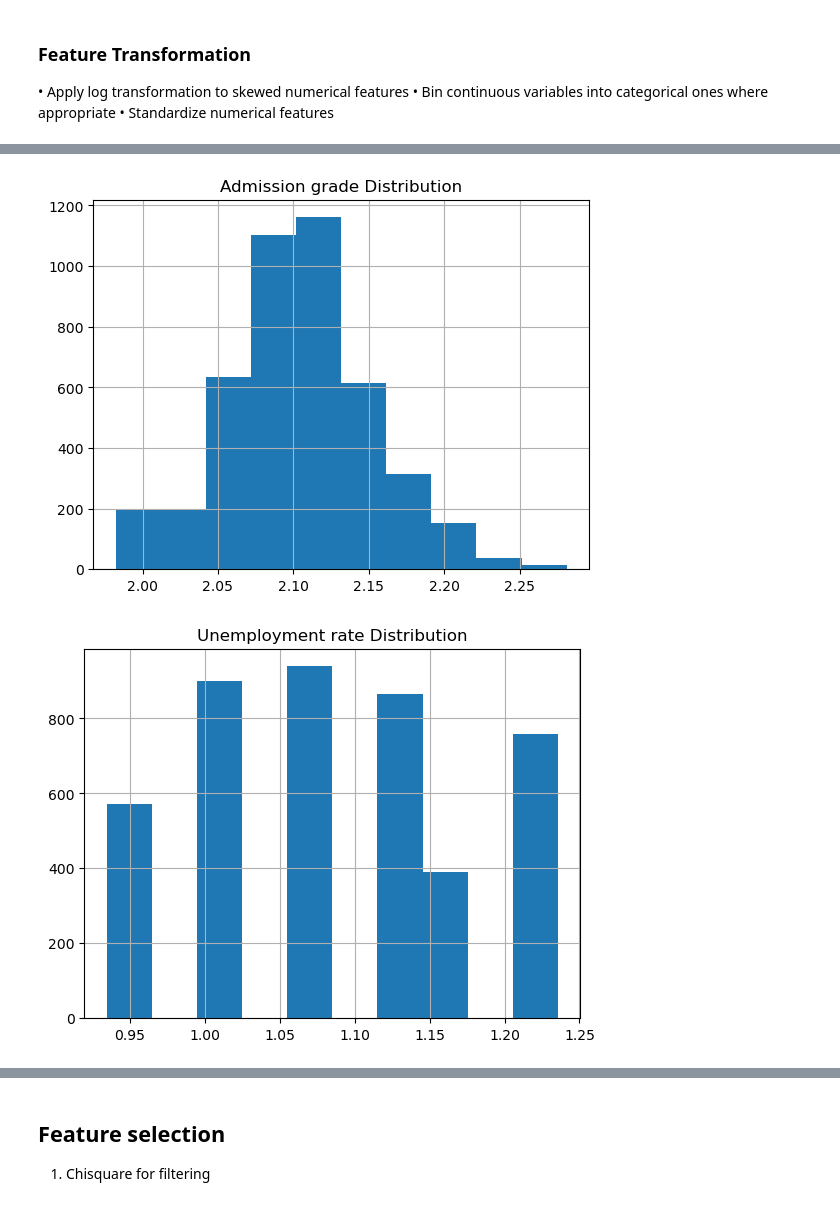
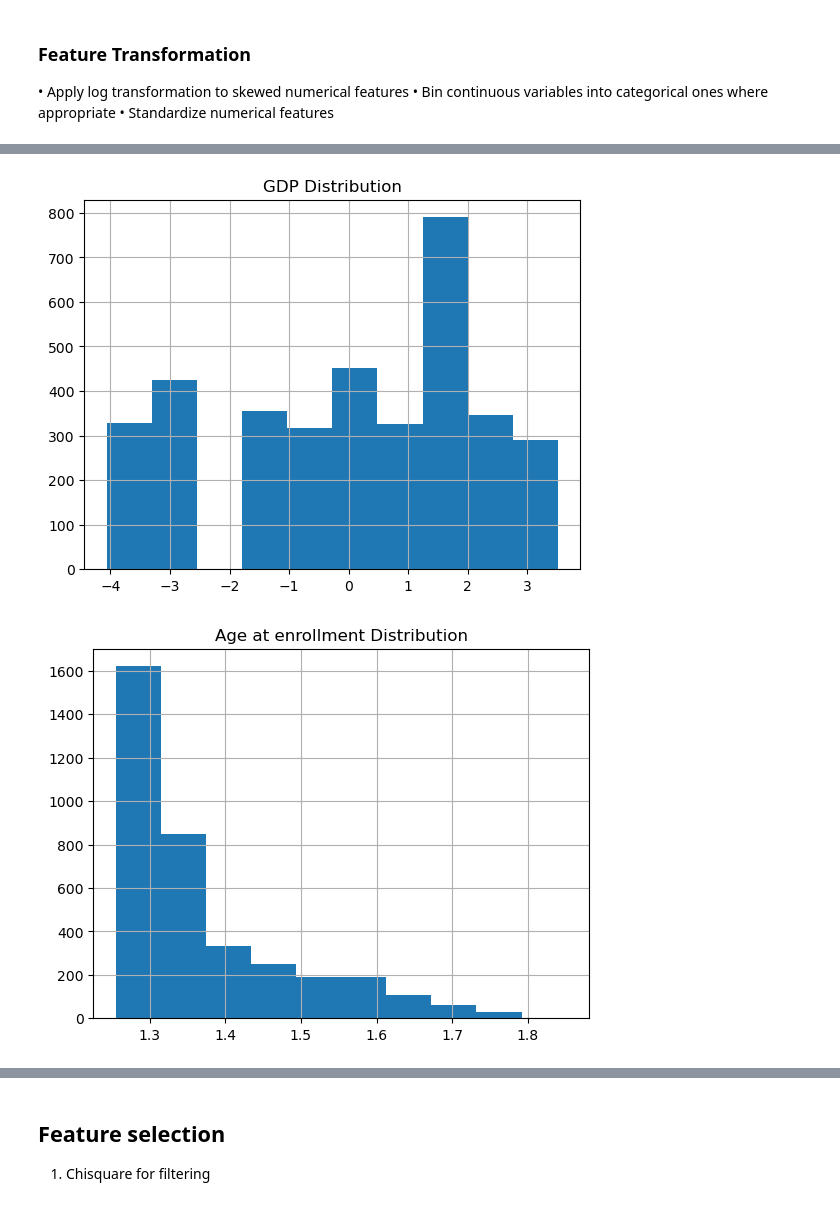
Before and after one commit to ChidiUmeh/3signet-Projects, a Jupyter notebook: week 3 Task/features.ipynb, the cells around one changed output, grey strips where cells are left out. Cells and saved outputs as stored; diff of their text form; code cells hidden in the pictures.

```diff
--- a/week 3 Task/features.ipynb
+++ b/week 3 Task/features.ipynb
@@ -7,6 +7,8 @@ import seaborn as sns
 import plotly.express as px
 # %%
 data= pd.read_csv('cleaned_data.csv')
-data = data.drop('Target', axis=1)
-data.info()
+
+data = data[~data['Target'].isin(['Enrolled'])]
+data['Target_encoded'] = np.where(data['Target_encoded']>=1,0,1)
+data['Target'].value_counts()
 # %% [output]
@@ -30,7 +55,3 @@ memory usage: 1.2 MB
 # %%
 #Checking the variance of the numeric variables
 numerics = ['Age at enrollment','Previous qualification (grade)','Admission grade', 'Unemployment rate','Inflation rate','GDP','Curricular units 1st sem (grade)','Curricular units 2nd sem (grade)','Curricular units 1st sem (credited)','Curricular units 1st sem (enrolled)','Curricular units 1st sem (evaluations)','Curricular units 1st sem (approved)','Curricular units 1st sem (without evaluations)','Curricular units 2nd sem (credited)','Curricular units 2nd sem (enrolled)','Curricular units 2nd sem (evaluations)','Curricular units 2nd sem (approved)','Curricular units 2nd sem (without evaluations)']
-fig =  plt.figure(figsize=(10,20))
-sns.boxplot(data[numerics])
-plt.xticks(rotation=90)
-plt.show()
@@ -89,8 +87,8 @@ school_df['Total Curricular units (without evaluations)'] = school_df['Curricula
 
 for all in numerics[6:]:
   school_df.drop(all,axis=1,inplace=True)
-num=['Age at enrollment','Previous qualification (grade)','Admission grade', 'Unemployment rate','Inflation rate','GDP','Total Curricular units (grade)','Total Curricular units (credited)','Total Curricular units (enrolled)','Total Curricular units (evaluations)','Total Curricular units (approved)','Total Curricular units (without evaluations)']
-
+code_num=['Age at enrollment','Previous qualification (grade)','Admission grade', 'Total Curricular units (grade)','Total Curricular units (credited)','Total Curricular units (enrolled)','Total Curricular units (evaluations)','Total Curricular units (approved)','Total Curricular units (without evaluations)']
+num = ['Unemployment rate','Inflation rate','GDP','Age at enrollment','Previous qualification (grade)','Admission grade', 'Total Curricular units (grade)','Total Curricular units (credited)','Total Curricular units (enrolled)','Total Curricular units (evaluations)','Total Curricular units (approved)','Total Curricular units (without evaluations)']
 school_df['Previous qualification (grade)'].value_counts()
 school_df[num].isna().sum()
 # %% [output]
@@ -151,5 +149,6 @@ for numeric in num:
 # %%
-for n in num:
+
+for n in code_num:
   school_df[n]=np.log10(school_df[n]+1)
 
 for numeric in num:
@@ -162,2 +161,2 @@ for numeric in num:
-[figure, old version]
+[figure, new version]
-[figure, old version]
+[figure, new version]
```
Also changed, not shown: parts of 18 cells of this notebook, 3 other files.
